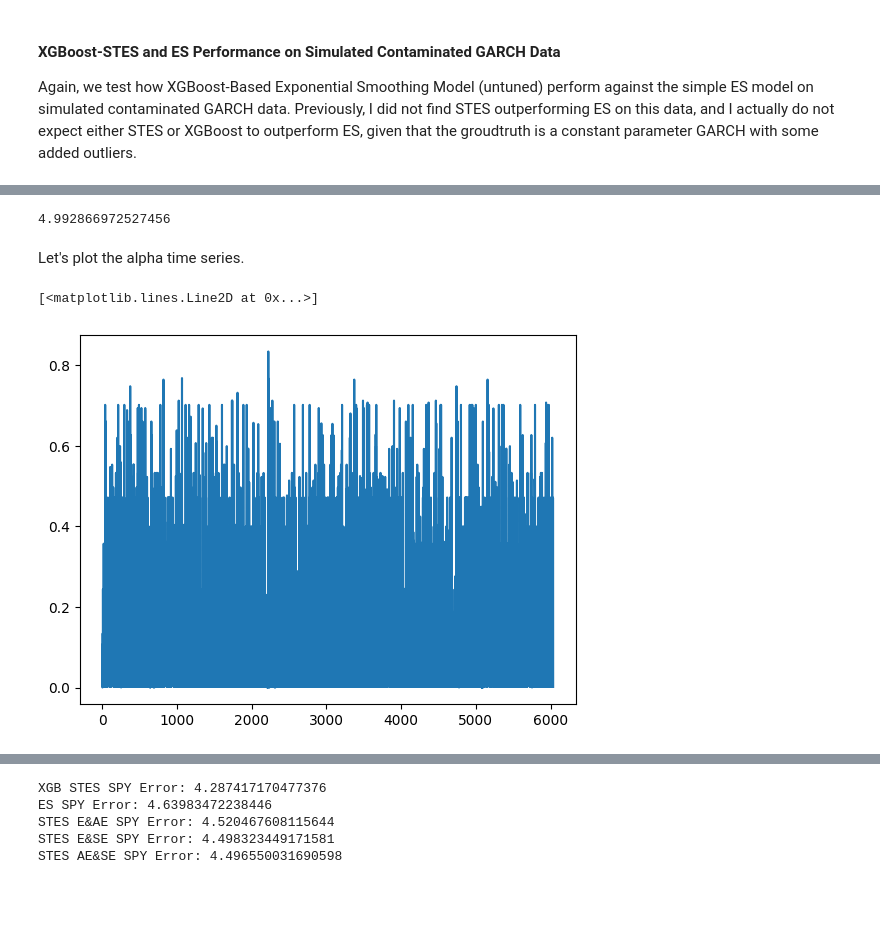
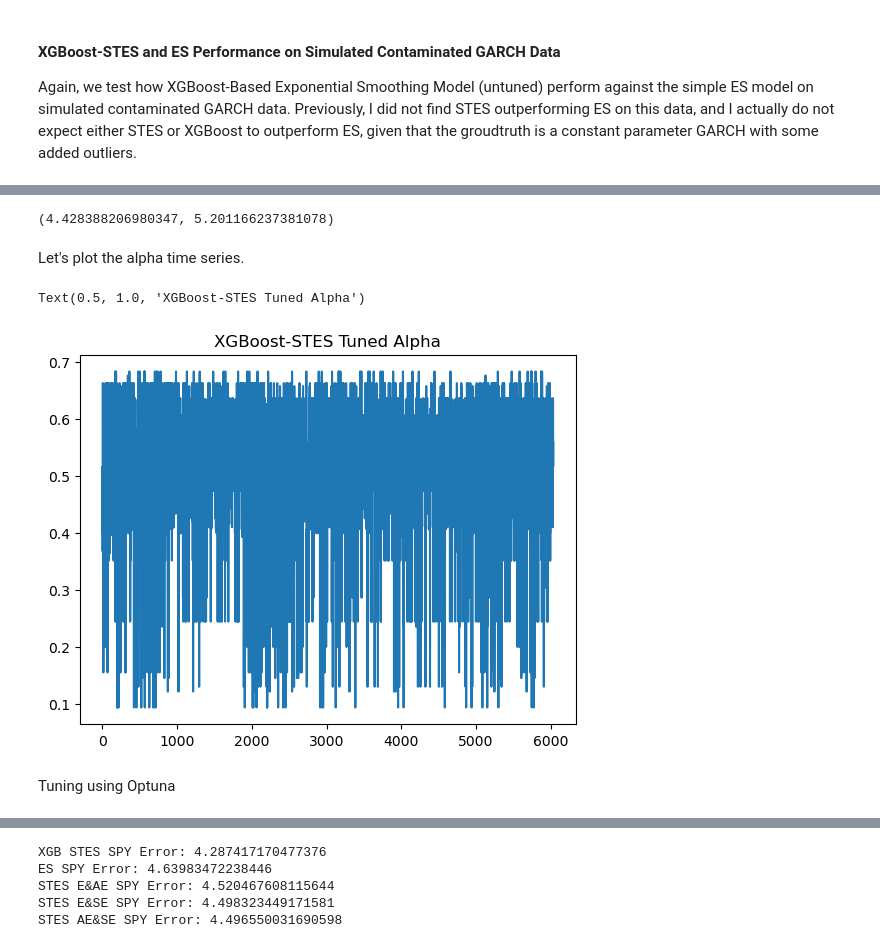
Before and after one commit to steveya/volatility-forecast, a Jupyter notebook: notebook/random_forest_ewma.ipynb, the cells around one changed output, grey strips where cells are left out. Cells and saved outputs as stored; diff of their text form; code cells hidden in the pictures; blank space fills up the shorter version.

```diff
--- a/notebook/random_forest_ewma.ipynb
+++ b/notebook/random_forest_ewma.ipynb
@@ -629,13 +604,0 @@ def tune_xgboost_model(X, y):
-# %%
-xgb_stes_spy_model_untuned = XGBoostExponentialSmoothing(
-    **(xgb_params | {'reg_lambda': 3}))
-xgb_stes_spy_model_untuned.fit(X_train, y_train)
-xgb_stes_spy_model_untuned_pred = xgb_stes_spy_model_untuned.forecast_variance(
-    spy_feature_matrix
-)[4000:]
-os_xgb_stes_spy_untuned_rmse = np.sqrt(
-    np.mean(
-        (xgb_stes_spy_model_untuned_pred - y_test.to_numpy())**2
-    )
-)
-print(os_xgb_stes_spy_untuned_rmse)
@@ -646,8 +645,8 @@ Fune, fit and calculate the RMSE of a XGBoost-STES model on SPY data.
 # %%
 # Perform hyperparameter tuning
-xgb_stes_spy_tuner = tune_xgboost_model(X_train, y_train)
-xgb_stes_spy_best_params = xgb_stes_spy_tuner.best_params_
+xgb_stes_spy_tuner_rcv = random_cv_tune_xgboost_model(X_train, y_train)
+xgb_stes_spy_best_params_rcv = xgb_stes_spy_tuner_rcv.best_params_
 
-print("Best Parameters:", xgb_stes_spy_best_params)
+print("Best Parameters:", xgb_stes_spy_best_params_rcv)
 # %% [output]
 Fitting 3 folds for each of 80 candidates, totalling 240 fits
@@ -683,0 +670,3 @@ xgb_params_tuned
+# %%
+xgb_params_rcv_tuned = xgb_params | xgb_stes_spy_best_params_rcv  #xgb_params | xgb_stes_spy_best_params
+xgb_params_rcv_tuned
@@ -684,18 +682,24 @@ xgb_params_tuned
 # %%
-xgb_stes_spy_model_tuned = XGBoostExponentialSmoothing(**xgb_params_tuned)
+xgb_stes_spy_model_tuned = XGBoostExponentialSmoothing(**xgb_params_rcv_tuned)
 xgb_stes_spy_model_tuned.fit(X_train, y_train)
 xgb_stes_spy_model_tuned_pred = xgb_stes_spy_model_tuned.forecast_variance(
-    spy_feature_matrix
-)[4000:]
-os_xgb_stes_spy_tuned_rmse = np.sqrt(np.mean((xgb_stes_spy_model_tuned_pred - y_test.to_numpy())**2))
+    spy_feature_matrix, burnin_size=10
+)
+os_xgb_stes_spy_tuned_rmse = np.sqrt(np.mean((xgb_stes_spy_model_tuned_pred[4000:] - y_test.to_numpy())**2))
 os_xgb_stes_spy_tuned_rmse
+
+is_xgb_stes_spy_tuned_rmse = np.sqrt(np.mean((xgb_stes_spy_model_tuned_pred[10:4000] - y_train.to_numpy()[10:])**2))
+os_xgb_stes_spy_tuned_rmse, is_xgb_stes_spy_tuned_rmse
 # %% [output]
-4.992866972527456
+(4.428388206980347, 5.201166237381078)
 # %% [markdown]
 Let's plot the alpha time series.
 # %%
 xgb_stes_spy_model_tuned_alpha = expit(xgb_stes_spy_model_tuned.predict(spy_feature_matrix))
-plt.plot(xgb_stes_spy_model_tuned_alpha, title='XGBoost-STES Tuned Alpha')
+plt.plot(xgb_stes_spy_model_tuned_alpha)
+plt.title('XGBoost-STES Tuned Alpha');
 # %% [output]
-[<matplotlib.lines.Line2D at 0x...>]
+Text(0.5, 1.0, 'XGBoost-STES Tuned Alpha')
-[figure, old version]
+[figure, new version]
+# %% [markdown]
+Tuning using Optuna
```
Also changed, not shown: parts of 44 cells of this notebook.
